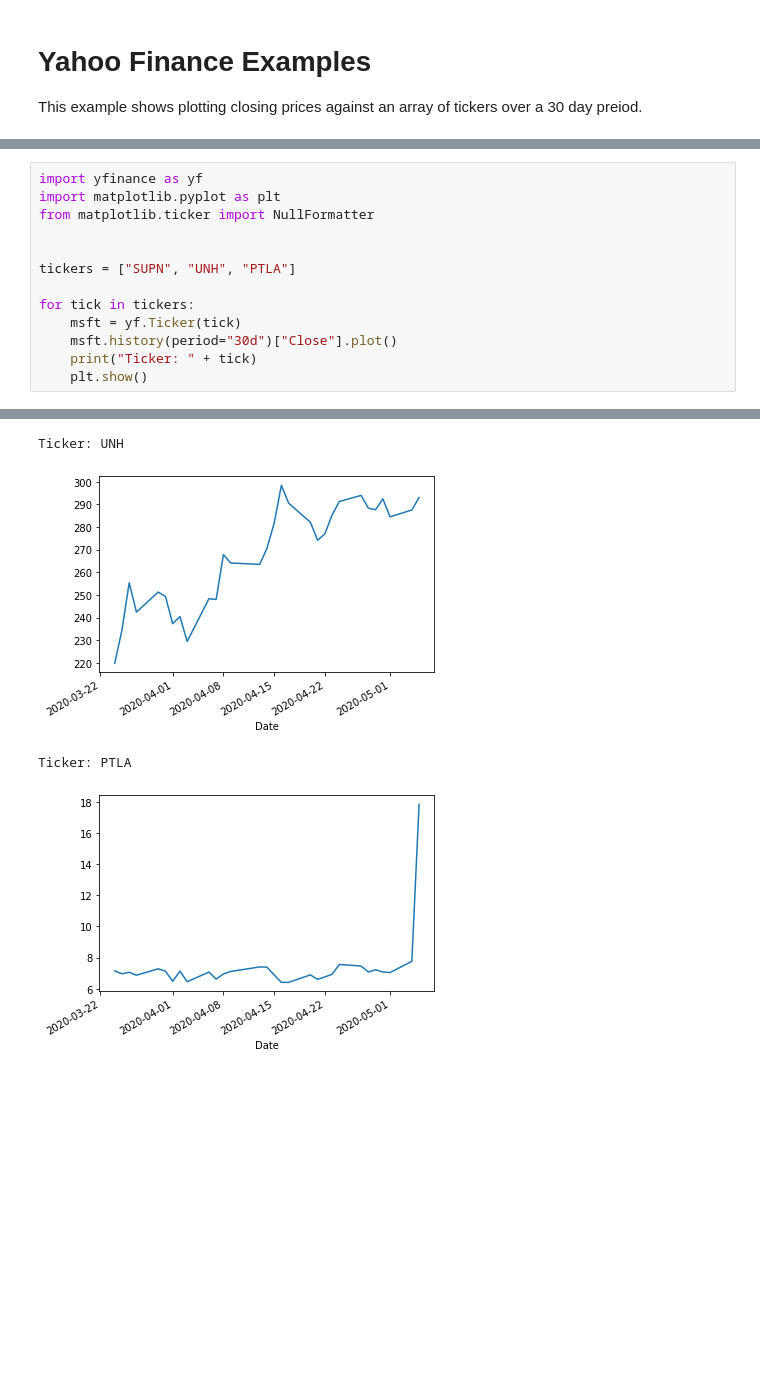
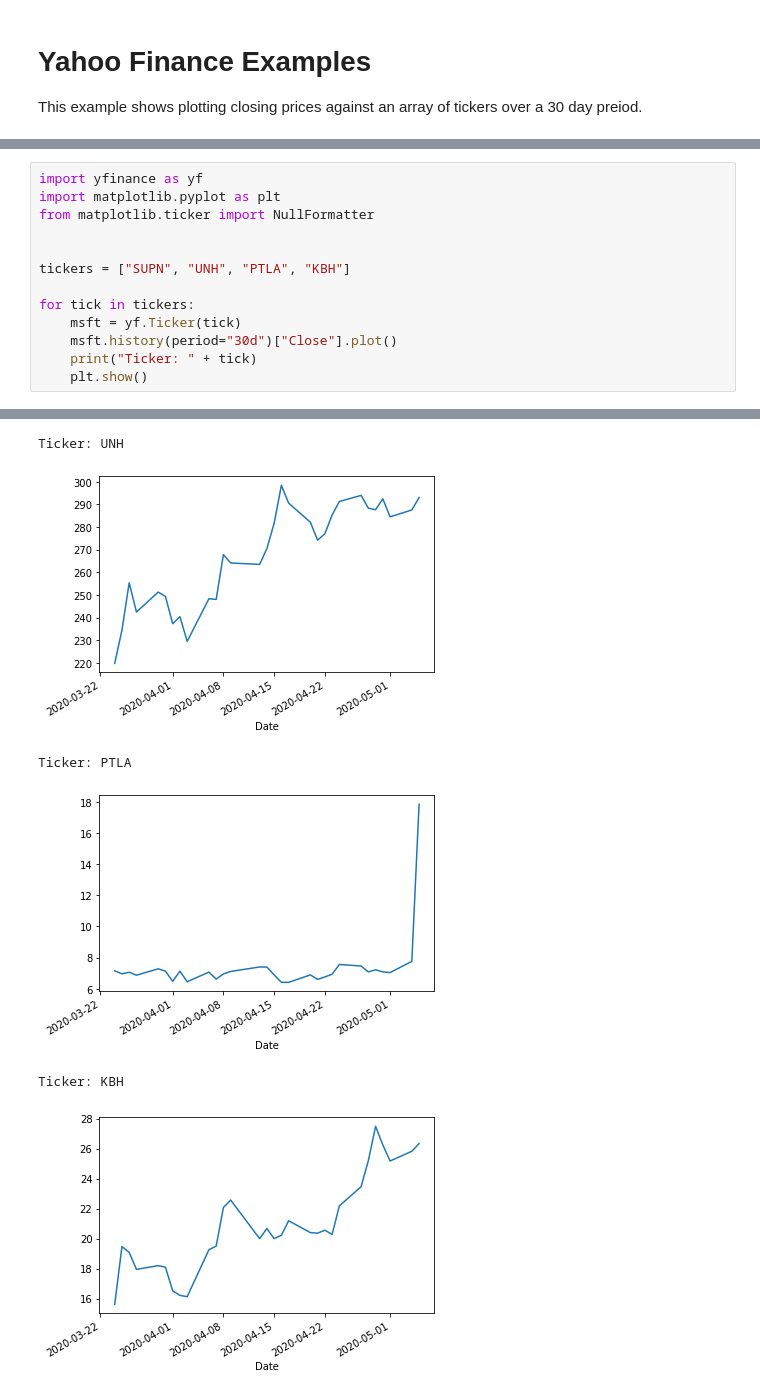
Before and after one commit to mdp0007/alpha-saturn, a Jupyter notebook: notebooks/YahooFinanceExamples.ipynb, the cells around one changed output, grey strips where cells are left out. Saved outputs shown, nothing was run; the diff lists cells and outputs as text; blank space fills up the shorter version.

```diff
--- a/notebooks/YahooFinanceExamples.ipynb
+++ b/notebooks/YahooFinanceExamples.ipynb
@@ -28,20 +28,22 @@ Successfully installed yfinance-0.1.54
 # %%
 import yfinance as yf
 import matplotlib.pyplot as plt
 from matplotlib.ticker import NullFormatter
 
 
-tickers = ["SUPN", "UNH", "PTLA"]
+tickers = ["SUPN", "UNH", "PTLA", "KBH"]
 
 for tick in tickers:
     msft = yf.Ticker(tick)
     msft.history(period="30d")["Close"].plot()
     print("Ticker: " + tick)
     plt.show()
 # %% [output]
 Ticker: SUPN
 [figure]
 Ticker: UNH
 [figure]
 Ticker: PTLA
 [figure]
+Ticker: KBH
+[figure, added]
```
Also changed, not shown: parts of 1 cell of this notebook.
